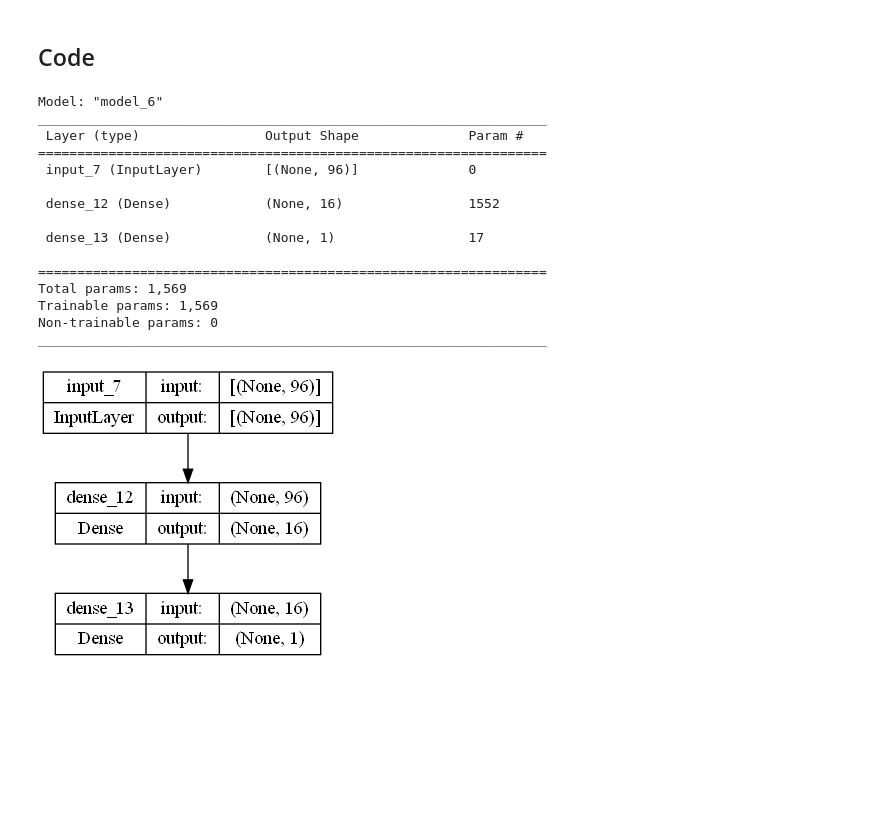
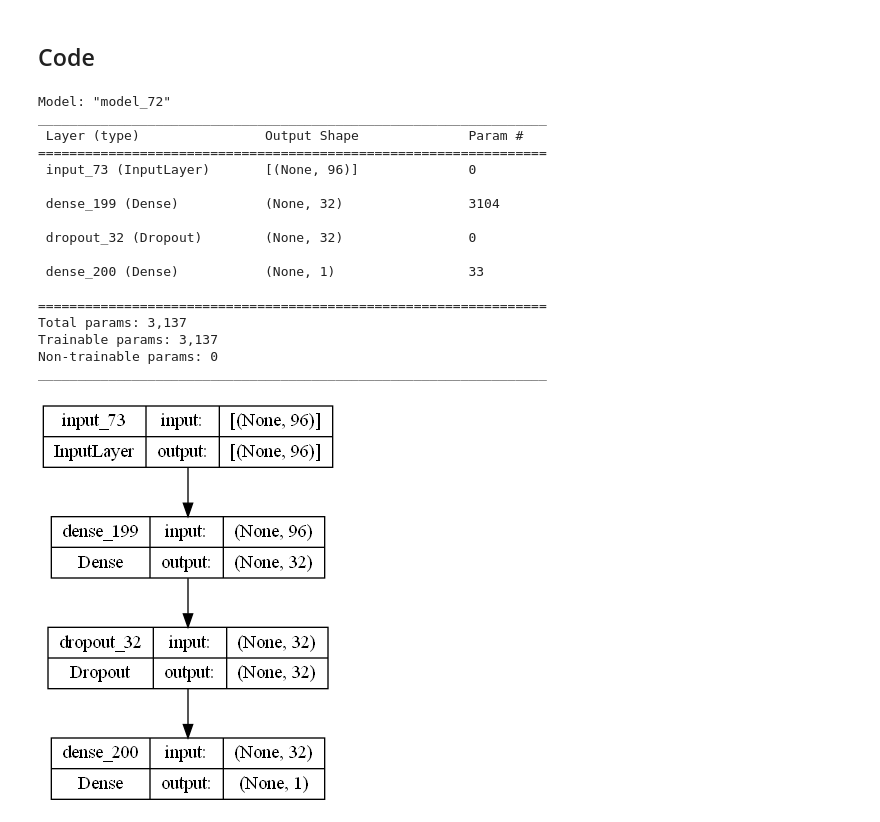
Before and after one commit to Transformot/deep-learning_project, a Jupyter notebook: Multi-Layer-Perceptron.ipynb, the cells around one changed output. Drawn from its saved outputs; the diff is of its cells as text; code cells hidden in the pictures; blank space fills up the shorter version.

Commit message:
Model Update (adding regularization methods + binary cross-entropy)

```diff
--- a/Multi-Layer-Perceptron.ipynb
+++ b/Multi-Layer-Perceptron.ipynb
@@ -39,37 +46,36 @@ X_test = scaler.transform(X_test)
 # %%
 # Construction du MLP
-
-input_shape = X_train.shape[1:]
-nb_classes = y_train.shape[1]
-
+input_shape = X_train_array.shape[1:]
 input_layer = tf.keras.layers.Input(input_shape)
 
-hidden_layer = tf.keras.layers.Dense(units=16, activation='sigmoid')(input_layer)
+hidden_layer_1 = tf.keras.layers.Dense(units=32, activation='relu')(input_layer)
+dropout_1 = tf.keras.layers.Dropout(rate=0.2)(hidden_layer_1)
 
-output_layer = tf.keras.layers.Dense(units=nb_classes, activation='softmax')(hidden_layer)
+output_layer = tf.keras.layers.Dense(units=1, activation='sigmoid')(dropout_1)
 
 # Création du modèle
-
 model_mlp = tf.keras.models.Model(inputs=input_layer, outputs=output_layer)
 
 model_mlp.summary()
 tf.keras.utils.plot_model(model_mlp, show_shapes=True)
 # %% [output]
-Model: "model_6"
+Model: "model_72"
 _________________________________________________________________
  Layer (type)                Output Shape              Param #
 =================================================================
- input_7 (InputLayer)        [(None, 96)]              0
+ input_73 (InputLayer)       [(None, 96)]              0
 
- dense_12 (Dense)            (None, 16)                1552
+ dense_199 (Dense)           (None, 32)                3104
 
- dense_13 (Dense)            (None, 1)                 17
+ dropout_32 (Dropout)        (None, 32)                0
+
+ dense_200 (Dense)           (None, 1)                 33
 
 =================================================================
-Total params: 1,569
-Trainable params: 1,569
+Total params: 3,137
+Trainable params: 3,137
 Non-trainable params: 0
 _________________________________________________________________
-[figure, old version]
+[figure, new version]
 # %%
 # Compilation du modèle
```
Also changed, not shown: parts of 6 cells of this notebook.
